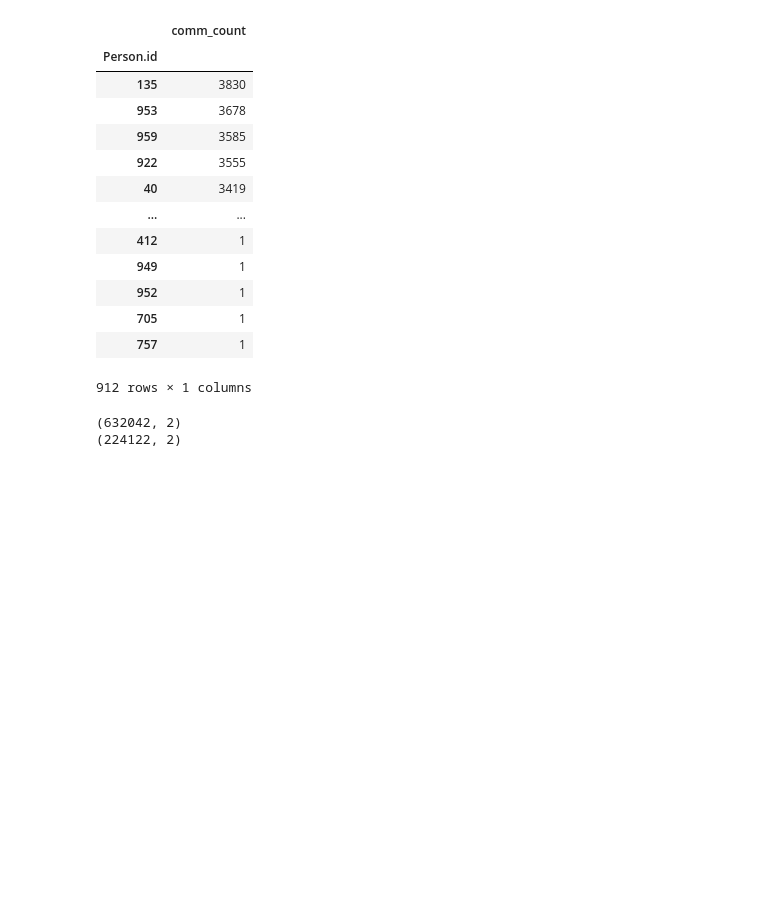
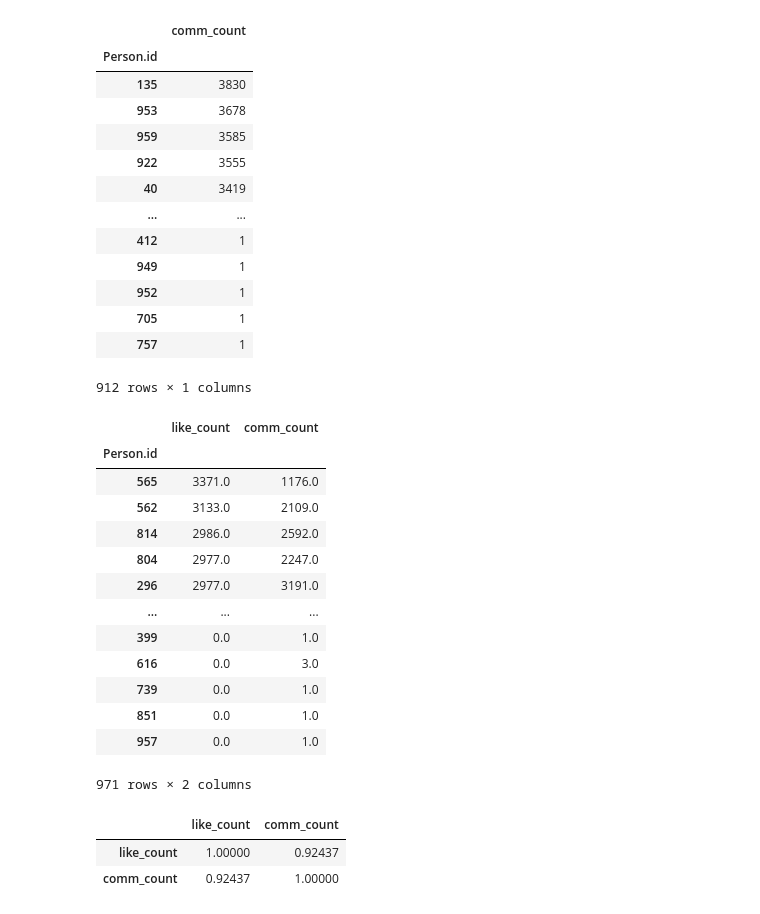
Before and after one commit to BictorFonseca/DataAnalysis, a Jupyter notebook: 329e_HW2 (1).ipynb, the cells around one changed output. Drawn from its saved outputs; the diff is of its cells as text; code cells hidden in the pictures; blank space fills up the shorter version.

```diff
--- a/329e_HW2 (1).ipynb
+++ b/329e_HW2 (1).ipynb
@@ -324,10 +332,36 @@ user_comm
 | 705 | 1 |
 | 757 | 1 |
 912 rows × 1 columns
-# %%
-# merge user likes and comments dataframes
-print(comment_hasCreator_person.shape)
-print(comment_replyOf_post.shape)
-# %% [output]
-(632042, 2)
-(224122, 2)
+# %%
+# merge user likes and comments dataframes, user outer merge to include all users that may not like or comment
+user_interact = user_likes.merge(user_comm, how='outer', on='Person.id')
+user_interact.sort_values(by=['like_count'], inplace=True, ascending=False)
+
+# fill NaN with 0
+user_interact.fillna(0, inplace=True)
+
+# check df
+user_interact
+# %% [output]
+|  | like_count | comm_count |
+| Person.id |  |  |
+| 565 | 3371.0 | 1176.0 |
+| 562 | 3133.0 | 2109.0 |
+| 814 | 2986.0 | 2592.0 |
+| 804 | 2977.0 | 2247.0 |
+| 296 | 2977.0 | 3191.0 |
+| ... | ... | ... |
+| 399 | 0.0 | 1.0 |
+| 616 | 0.0 | 3.0 |
+| 739 | 0.0 | 1.0 |
+| 851 | 0.0 | 1.0 |
+| 957 | 0.0 | 1.0 |
+971 rows × 2 columns
+# %%
+# use .corr to determine the correlation between comment count and like count
+user_interact.corr(method='pearson')
+# the correlation between comment count and like count is 0.92437, which means that users that typically like posts also typically comment on posts (and vice versa)
+# %% [output]
+|  | like_count | comm_count |
+| like_count | 1.00000 | 0.92437 |
+| comm_count | 0.92437 | 1.00000 |
```
Also changed, not shown: parts of 2 cells of this notebook.
